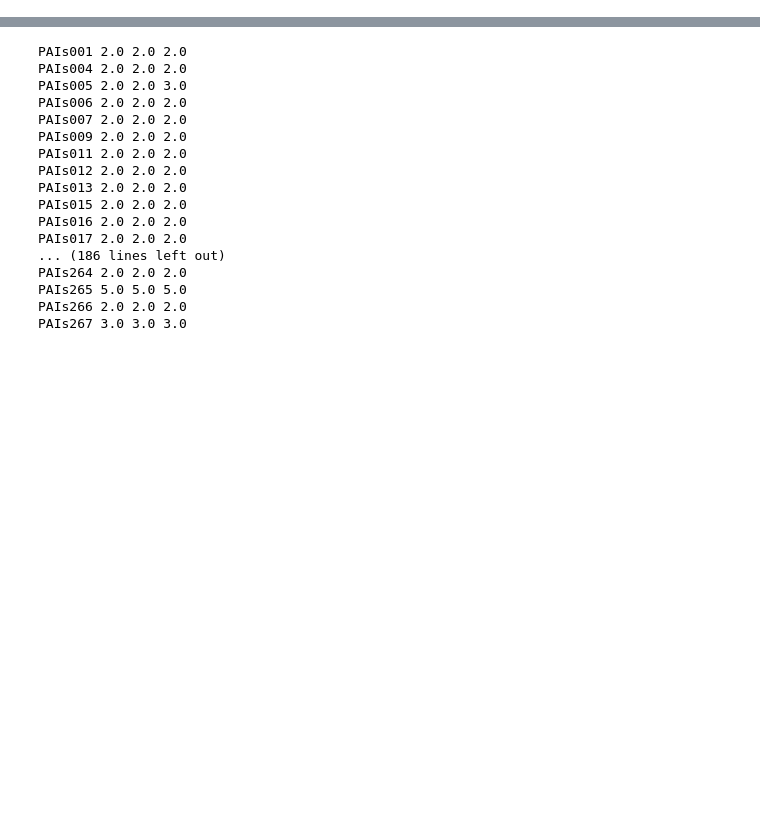
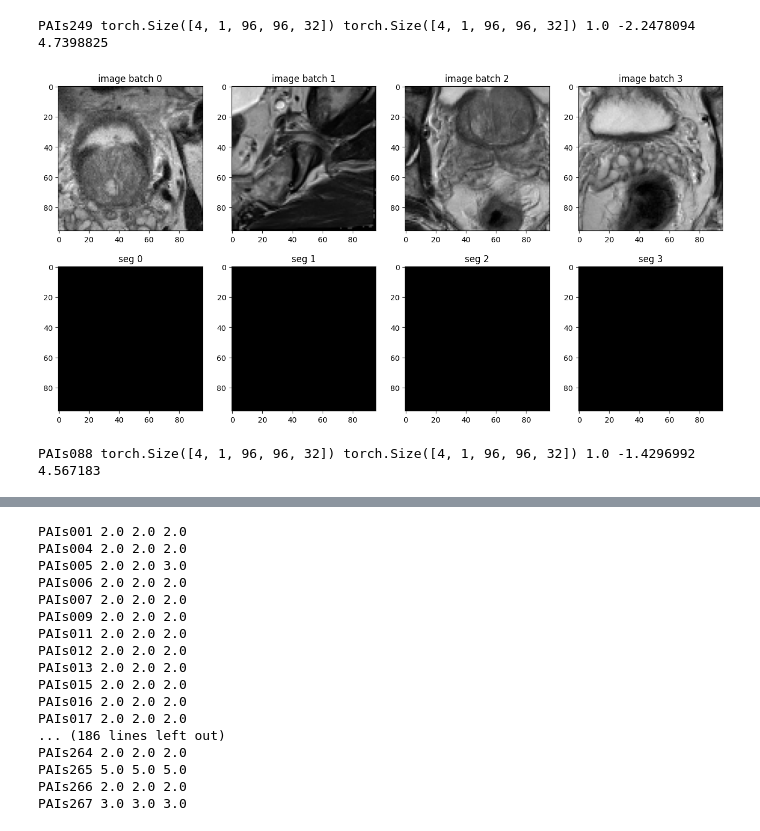
Before and after one commit to qixinhu11/ProstateInitialSub, a Jupyter notebook: my_segmentation/Niiseg/check_processing.ipynb, the cells around one changed output, grey strips where cells are left out. Drawn from its saved outputs; the diff is of its cells as text; code cells hidden in the pictures; blank space fills up the shorter version.

```diff
--- a/my_segmentation/Niiseg/check_processing.ipynb
+++ b/my_segmentation/Niiseg/check_processing.ipynb
@@ -38,0 +48,80 @@ class DeleteDataKeysd(MapTransform):
+# %%
+x, y, z = 96, 96, 32
+B = 4
+modality = 'T2W'
+tiantian_root = "/Users/qixinhu/Project/CUHK/Prostate/PAIsData/0426/tiantian"
+name_list = os.listdir(tiantian_root)
+datalist = []
+for name in name_list:
+    sample = {"label": os.path.join(tiantian_root, name, f'{name}_{modality}_gt.nii.gz')}
+    # for modality in ['T2W', 'DWI', 'ADC']:
+    #     sample[modality] = os.path.join(tiantian_root, name, f'{name}_{modality}.nii.gz')
+    sample["image"] = os.path.join(tiantian_root, name, f'{name}_{modality}.nii.gz')
+    datalist.append(sample)
+
+train_transform = Compose(
+    [
+        ## load 4 Nifti images and stack them together
+        # LoadImaged(keys=["T2W", "DWI", "ADC", "label"]),
+        # EnsureTyped(keys=["T2W", "DWI", "ADC", "label"]),
+        # ConvertLabelBasedOnClasses(keys="label"),
+        # EnsureChannelFirstd(keys=["T2W", "DWI", "ADC", "label"]),
+        # ConcatItemsd(keys=["T2W", "DWI", "ADC"], name="image"),
+
+        # load single modality
+        LoadImaged(keys=["image", "label"]),
+        EnsureTyped(keys=["image", "label"]),
+        ConvertLabelBasedOnClasses(keys="label"),
+        EnsureChannelFirstd(keys=["image", "label"]),
+        Orientationd(keys=["image", "label"], axcodes="PLS"),
+        Spacingd(
+            keys=["image", "label"],
+            pixdim=(1.0, 1.0, 1.0),
+            mode=("bilinear", "nearest"),
+        ),
+        # RandSpatialCropd(keys=["image", "label"], roi_size=[x, y, z], random_size=False),
+
+        # transforms.SpatialPadd(keys=["image", "label"], mode=["minimum", "constant"], spatial_size=[x, y, z]),
+        transforms.RandCropByLabelClassesd(
+                keys=["image", "label"],
+                label_key="label",
+                spatial_size=[x, y, z],
+                num_classes=2,
+                ratios=[1,3],
+                num_samples=1,
+            ),
+        # RandFlipd(keys=["image", "label"], prob=0.1, spatial_axis=0),
+        # RandFlipd(keys=["image", "label"], prob=0.1, spatial_axis=1),
+        # RandFlipd(keys=["image", "label"], prob=0.1, spatial_axis=2),
+        NormalizeIntensityd(keys="image", nonzero=True, channel_wise=True),
+        # RandScaleIntensityd(keys="image", factors=0.1, prob=0.1),
+        # RandShiftIntensityd(keys="image", offsets=0.1, prob=0.1),
+        ToTensord(keys=["image", "label"]),
+        # DeleteDataKeysd(keys=["T2W", "DWI", "ADC"]),
+    ]
+)
+train_ds = Dataset(data=datalist, transform=train_transform)
+train_loader = DataLoader(train_ds, batch_size=B, shuffle=False, num_workers=0)
+
+for idx, check_data in enumerate(train_loader):
+    name = check_data['image_meta_dict']['filename_or_obj'][0].split('/')[-2]
+    img   = check_data['image']
+    label = check_data['label']
+    print(name, img.shape, label.shape, np.max(label), np.min(img[0]), np.max(img[0]))
+    # break
+    plt.figure(figsize=(4*B, 8))
+    for i in range(B):
+        plt.subplot(2, B, i+1)
+        plt.title(f"image batch {i}")
+        plt.imshow(img[i,0,...,31].detach().cpu(), cmap="gray")
+
+        plt.subplot(2, B, i+1+B)
+        plt.title(f"seg {i}")
+        plt.imshow(label[i][0,...,31].detach().cpu(), cmap="gray")
+    plt.show()
+    if idx == 4:
+        break
+# %% [output]
+PAIs249 torch.Size([4, 1, 96, 96, 32]) torch.Size([4, 1, 96, 96, 32]) 1.0 -2.2478094 4.7398825
+[figure, added]
+PAIs088 torch.Size([4, 1, 96, 96, 32]) torch.Size([4, 1, 96, 96, 32]) 1.0 -1.4296992 4.567183
```
Also changed, not shown: parts of 4 cells of this notebook, 2 other files.
